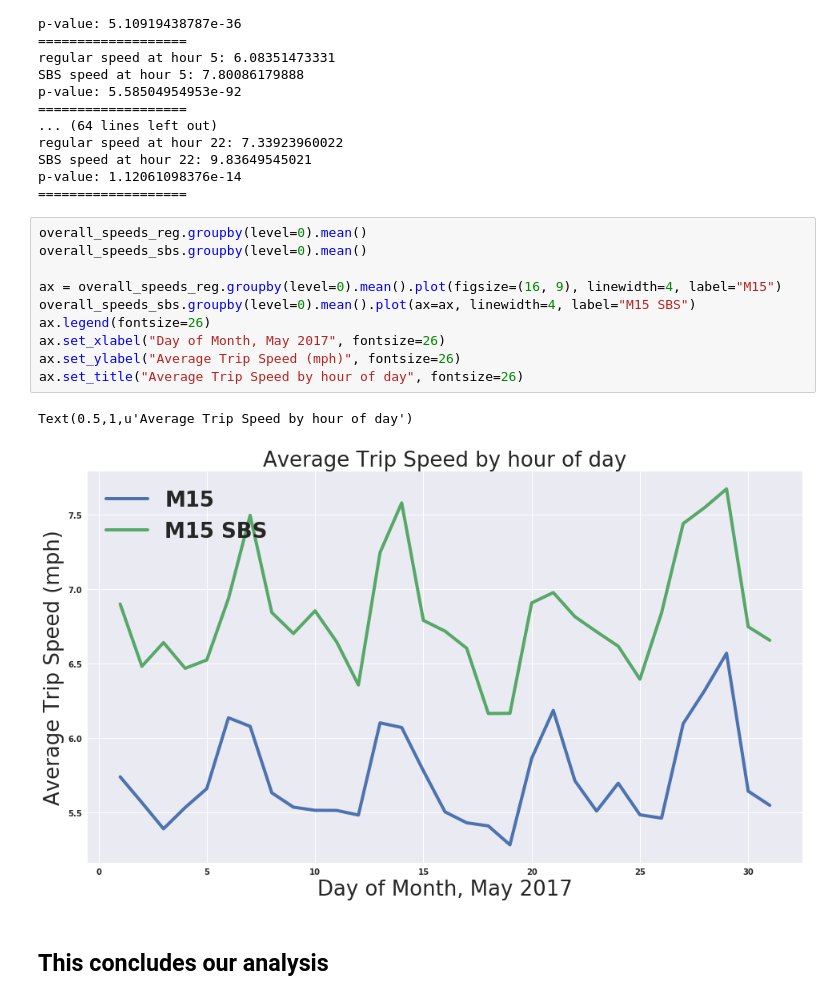
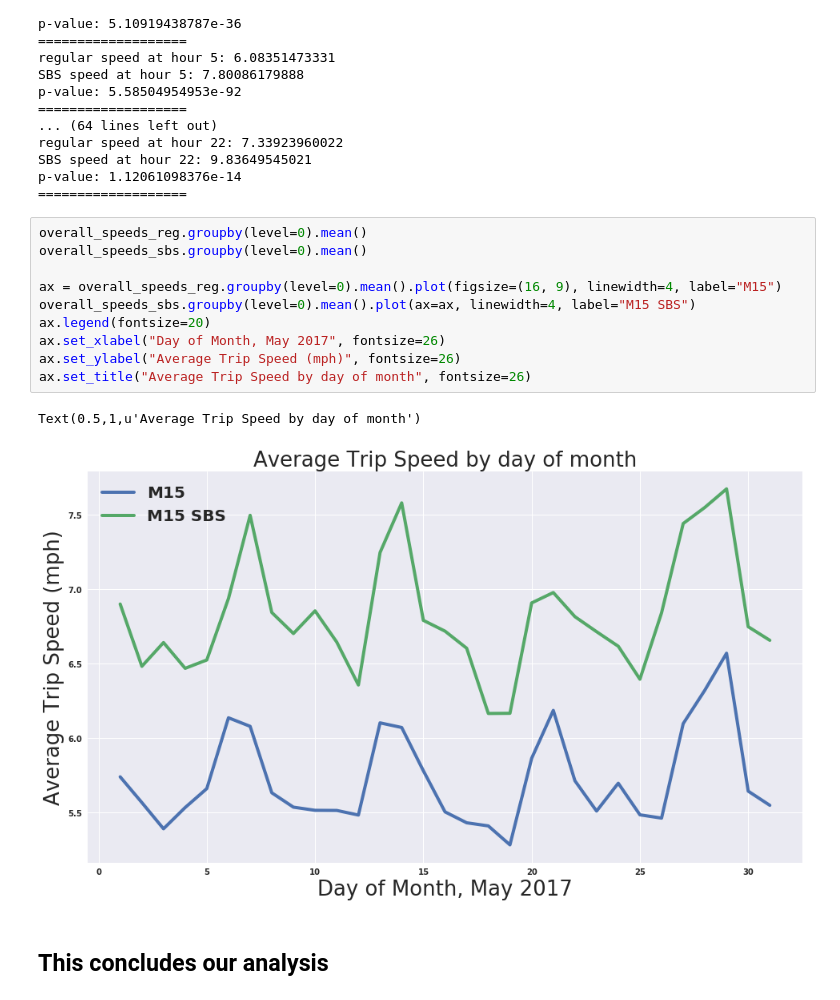
Before and after one commit to parthshah93/ads_2017, a Jupyter notebook: Final_Script.ipynb, the cells around one changed output. Drawn from its saved outputs; the diff is of its cells as text.

```diff
--- a/Final_Script.ipynb
+++ b/Final_Script.ipynb
@@ -471,15 +471,15 @@ p-value: 1.12061098376e-14
 # %%
 overall_speeds_reg.groupby(level=0).mean()
 overall_speeds_sbs.groupby(level=0).mean()
 
 ax = overall_speeds_reg.groupby(level=0).mean().plot(figsize=(16, 9), linewidth=4, label="M15")
 overall_speeds_sbs.groupby(level=0).mean().plot(ax=ax, linewidth=4, label="M15 SBS")
-ax.legend(fontsize=26)
+ax.legend(fontsize=20)
 ax.set_xlabel("Day of Month, May 2017", fontsize=26)
 ax.set_ylabel("Average Trip Speed (mph)", fontsize=26)
-ax.set_title("Average Trip Speed by hour of day", fontsize=26)
+ax.set_title("Average Trip Speed by day of month", fontsize=26)
 # %% [output]
-Text(0.5,1,u'Average Trip Speed by hour of day')
+Text(0.5,1,u'Average Trip Speed by day of month')
-[figure, old version]
+[figure, new version]
 # %% [markdown]
 ## This concludes our analysis
```
